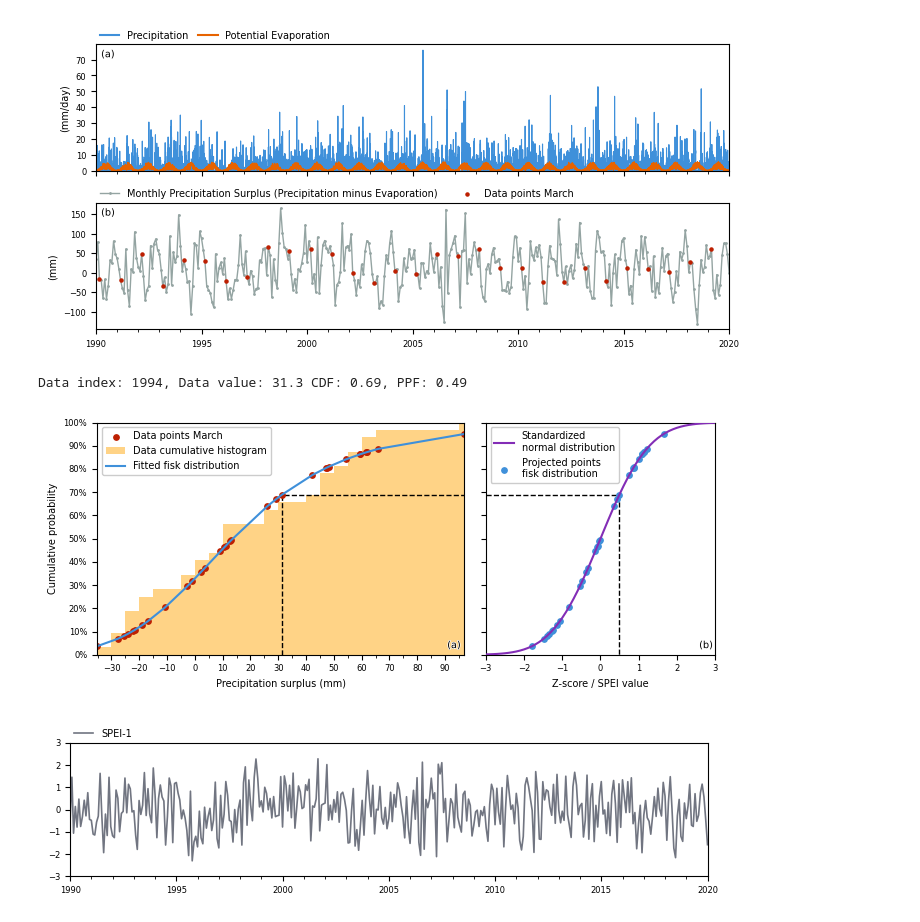
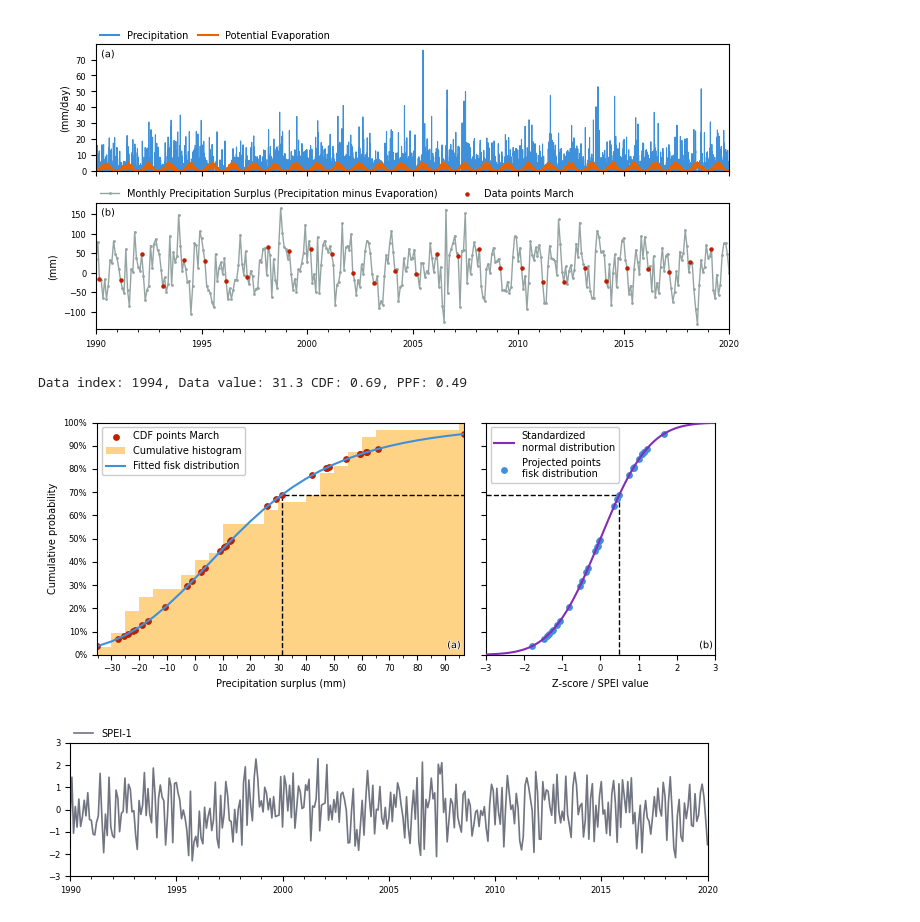
Before and after one commit to martinvonk/SPEI, a Jupyter notebook: paper/paper.ipynb, the cells around one changed output. Drawn from its saved outputs; the diff is of its cells as text; code cells hidden in the pictures.

```diff
--- a/paper/paper.ipynb
+++ b/paper/paper.ipynb
@@ -55,7 +55,8 @@ sispei = si.SI(
 )
 sispei.fit_distribution()
 
-month = list(sispei._dist_dict.keys())[2]
+month = 3
+ts = pd.Timestamp("2000-{:02d}-01".format(month))
 # %%
 fig, axd = plt.subplot_mosaic(
     [["meteo"], ["sp"]], figsize=(7.0, 3.3), sharex=True, layout="constrained"
@@ -127,7 +128,7 @@ fig.savefig("figures/monthly_precipitation_surplus.png", dpi=300, bbox_inches="t
 # %% [output]
 [figure]
 # %%
-fit_dist = sispei._dist_dict[month]
+fit_dist = sispei._dist_dict[ts]
 data = fit_dist.data.sort_values()
 cdf = fit_dist.cdf().loc[data.index]
 
@@ -146,7 +147,7 @@ fig, axd = plt.subplot_mosaic(
     layout="tight",
 )
 axd["cdf"].scatter(
-    data, cdf, s=15.0, label=f"Data points {month.strftime('%B')}", color="C2", zorder=2
+    data, cdf, s=15.0, label=f"CDF points {ts.strftime('%B')}", color="C2", zorder=2
 )
 axd["cdf"].hist(
     data,
@@ -154,11 +155,16 @@ axd["cdf"].hist(
     density=True,
     cumulative=True,
     alpha=0.5,
-    label="Data cumulative histogram",
+    label="Cumulative histogram",
     color="C1",
     zorder=0,
 )
-axd["cdf"].plot(data, cdf, label=f"Fitted {dist.name} distribution", color="C0")
+axd["cdf"].plot(
+    bins,
+    fit_dist.dist.cdf(bins, *fit_dist.pars, loc=fit_dist.loc, scale=fit_dist.scale),
+    label=f"Fitted {dist.name} distribution",
+    color="C0",
+)
 axd["cdf"].legend(loc="upper left")
 axd["cdf"].set_xlim(np.min(data), np.max(data))
 axd["cdf"].xaxis.set_minor_locator(mpl.ticker.MultipleLocator(bin))
@@ -212,34 +218,34 @@ axd["cdf"].plot(
     zorder=1,
 )
 axd["norm"].plot(
     [np.min(zscores), ppf_idx, ppf_idx],
     [
         cdf_idx,
         cdf_idx,
         0.0,
     ],
     color="k",
     linestyle="--",
     linewidth=1.0,
     zorder=1,
 )
 axd["norm"].annotate(
     "(b)",
     xy=(0.99, 0.02),
     xycoords="axes fraction",
     fontsize=mpl.rcParams["axes.titlesize"],
     horizontalalignment="right",
     verticalalignment="bottom",
     path_effects=[
         patheffects.Stroke(linewidth=1, foreground="white"),
         patheffects.Normal(),
     ],
 )
 
 fig.savefig("figures/surplus_fit_cdf.png", dpi=300, bbox_inches="tight")
 # %% [output]
 Data index: 1994, Data value: 31.3 CDF: 0.69, PPF: 0.49
-[figure, old version]
+[figure, new version]
 # %%
 spei1 = sispei.norm_ppf()
 
```
Also changed, not shown: parts of 4 cells of this notebook, 3 other files.
